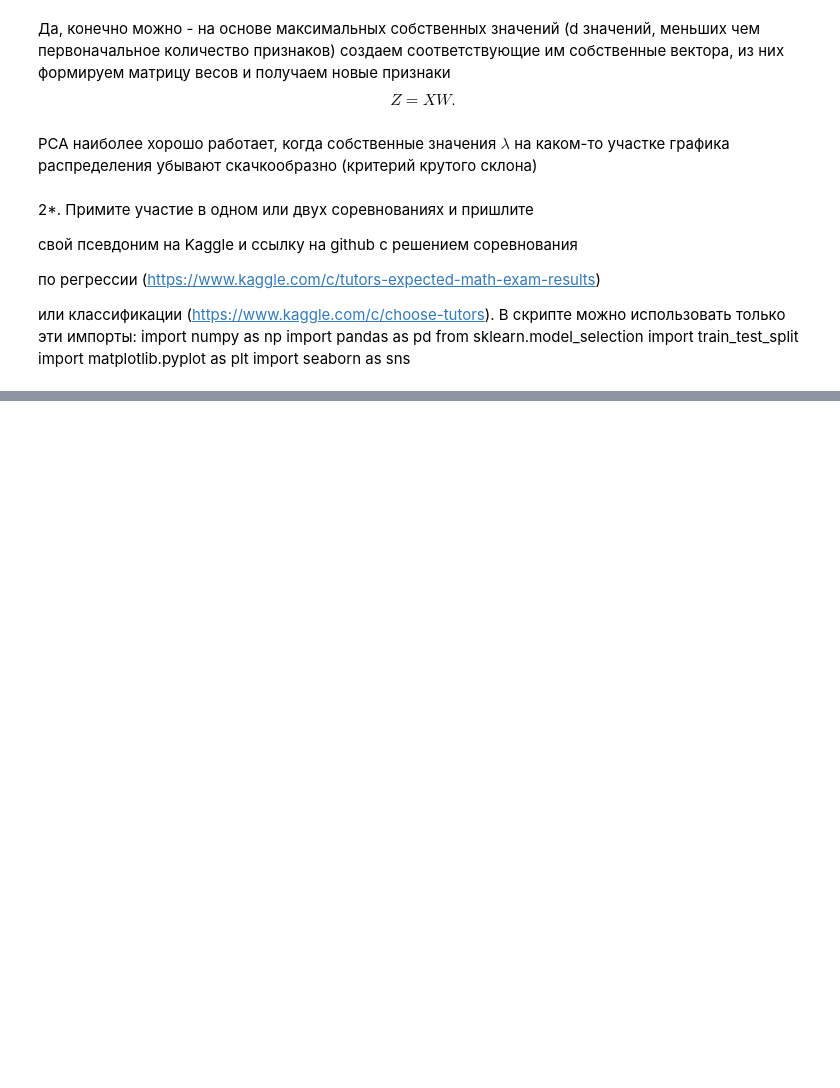
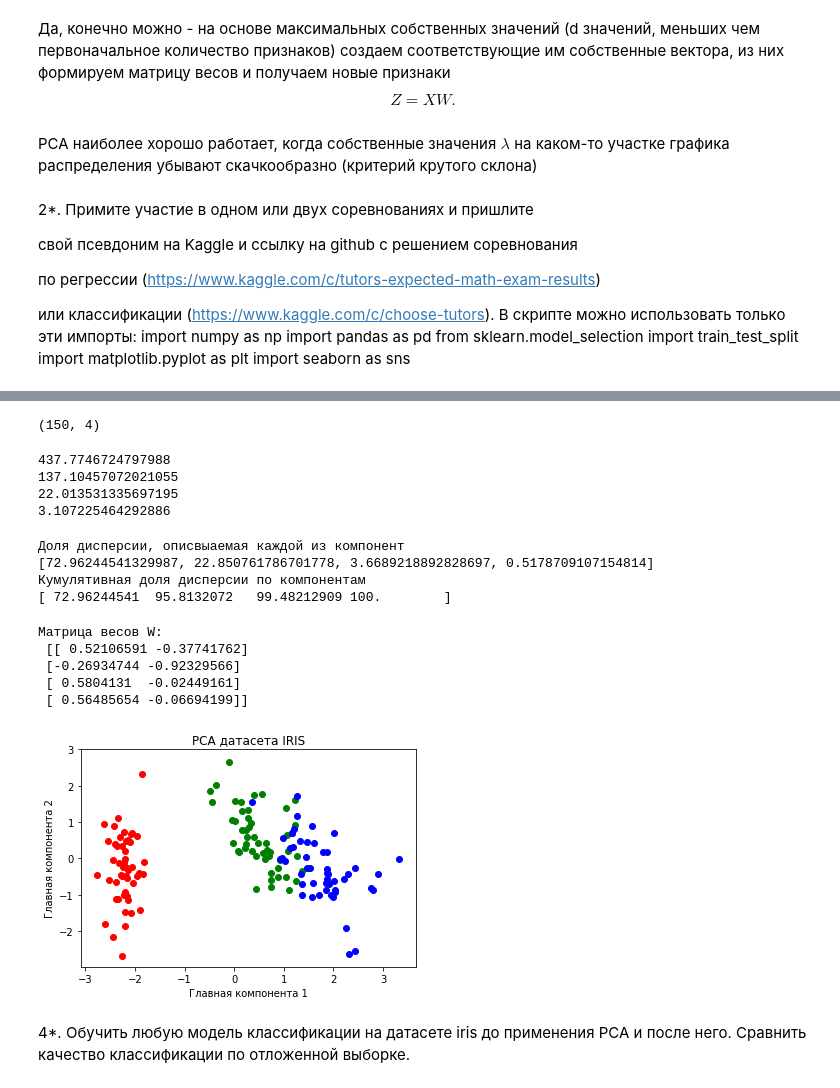
Before and after one commit to AndreyU123/Data_Analysis_Algorithms, a Jupyter notebook: Lesson8/Ukladnikov_Andrey_Lesson8.ipynb, the cells around one changed output, grey strips where cells are left out. Saved outputs shown, nothing was run; the diff lists cells and outputs as text; code cells hidden in the pictures; blank space fills up the shorter version.

```diff
--- a/Lesson8/Ukladnikov_Andrey_Lesson8.ipynb
+++ b/Lesson8/Ukladnikov_Andrey_Lesson8.ipynb
@@ -27,0 +36,7 @@ import seaborn as sns
+# %%
+# Загрузим игрушечный датасет из sklearn
+iris = datasets.load_iris()
+X = iris.data
+X.shape
+# %% [output]
+(150, 4)
@@ -27,0 +60,64 @@ import seaborn as sns
+# %%
+# Найдем собственные векторы и собственные значения
+
+covariance_matrix = X_.T.dot(X_)
+
+# Используем формулу сингулярного разложения с использованием функции numpy.linalg.svd()
+#U, eig_values, eig_vectors = np.linalg.svd(covariance_matrix)
+
+eig_values, eig_vectors = np.linalg.eig(covariance_matrix)
+
+# сформируем список кортежей (собственное значение, собственный вектор)
+eig_pairs = [(np.abs(eig_values[i]), eig_vectors[:, i]) for i in range(len(eig_values))]
+
+# и отсортируем список по убыванию собственных значений
+eig_pairs.sort(key=lambda x: x[0], reverse=True)
+
+#print('Собственные значения в порядке убывания:')
+for i in eig_pairs:
+    print(i[0])
+# %% [output]
+437.7746724797988
+137.10457072021055
+22.013531335697195
+3.107225464292886
+# %%
+eig_sum = sum(eig_values)
+var_exp = [(i / eig_sum) * 100 for i in sorted(eig_values, reverse=True)]
+cum_var_exp = np.cumsum(var_exp)
+print(f'Доля дисперсии, описвыаемая каждой из компонент \n{var_exp}')
+
+# а теперя оценим кумулятивную (то есть накапливаемую) дисперсию при учитывании каждой из компонент
+print(f'Кумулятивная доля дисперсии по компонентам \n{cum_var_exp}')
+# %% [output]
+Доля дисперсии, описвыаемая каждой из компонент
+[72.96244541329987, 22.850761786701778, 3.6689218892828697, 0.5178709107154814]
+Кумулятивная доля дисперсии по компонентам
+[ 72.96244541  95.8132072   99.48212909 100.        ]
+# %%
+# Сформируем вектор весов из собственных векторов, соответствующих первым двум главным компонентам
+W = np.hstack((eig_pairs[0][1].reshape(4,1), eig_pairs[1][1].reshape(4,1)))
+
+print(f'Матрица весов W:\n', W)
+# %% [output]
+Матрица весов W:
+ [[ 0.52106591 -0.37741762]
+ [-0.26934744 -0.92329566]
+ [ 0.5804131  -0.02449161]
+ [ 0.56485654 -0.06694199]]
+# %%
+# Сформируем новую матрицу "объекты-признаки"
+Z = X_.dot(W)
+# %%
+plt.figure()
+y = iris.target
+for c, i in zip("rgb", [0, 1, 2]):
+    plt.scatter(Z[y==i, 0], Z[y==i, 1], c=c)
+plt.xlabel('Главная компонента 1')
+plt.ylabel('Главная компонента 2')
+plt.title('PCA датасета IRIS')
+plt.show()
+# %% [output]
+[figure, added]
+# %% [markdown]
+4*. Обучить любую модель классификации на датасете iris до применения PCA и после него. Сравнить качество классификации по отложенной выборке.
```
Also changed, not shown: parts of 17 cells of this notebook.
